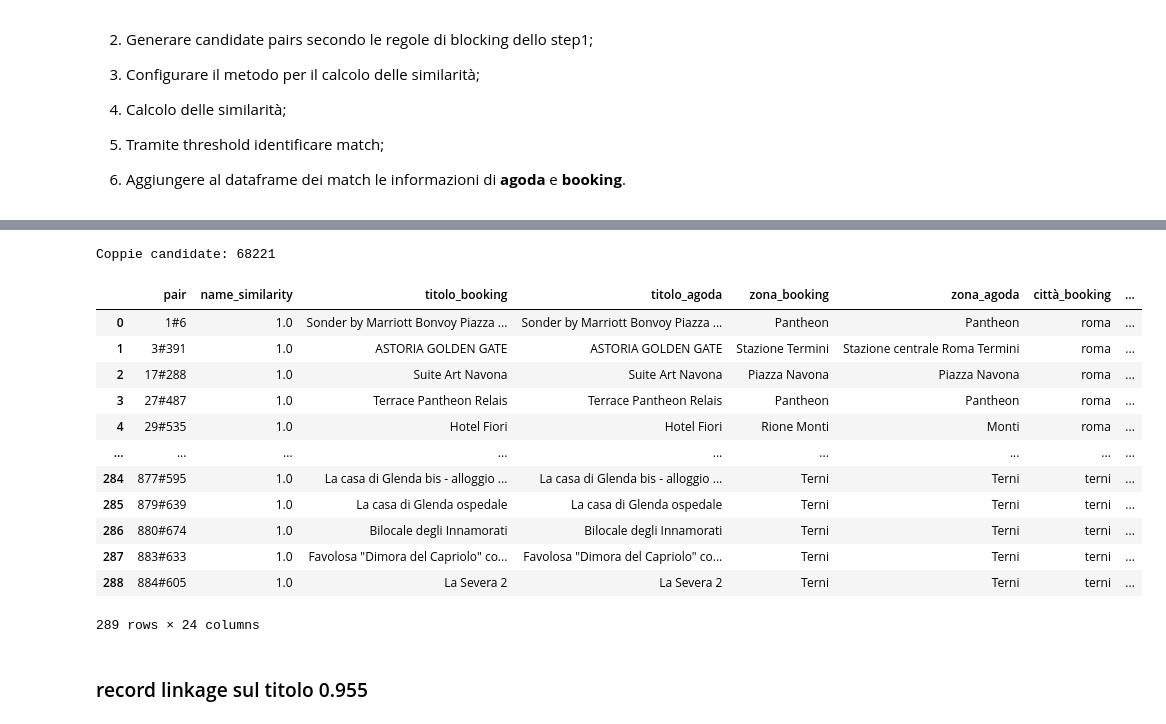
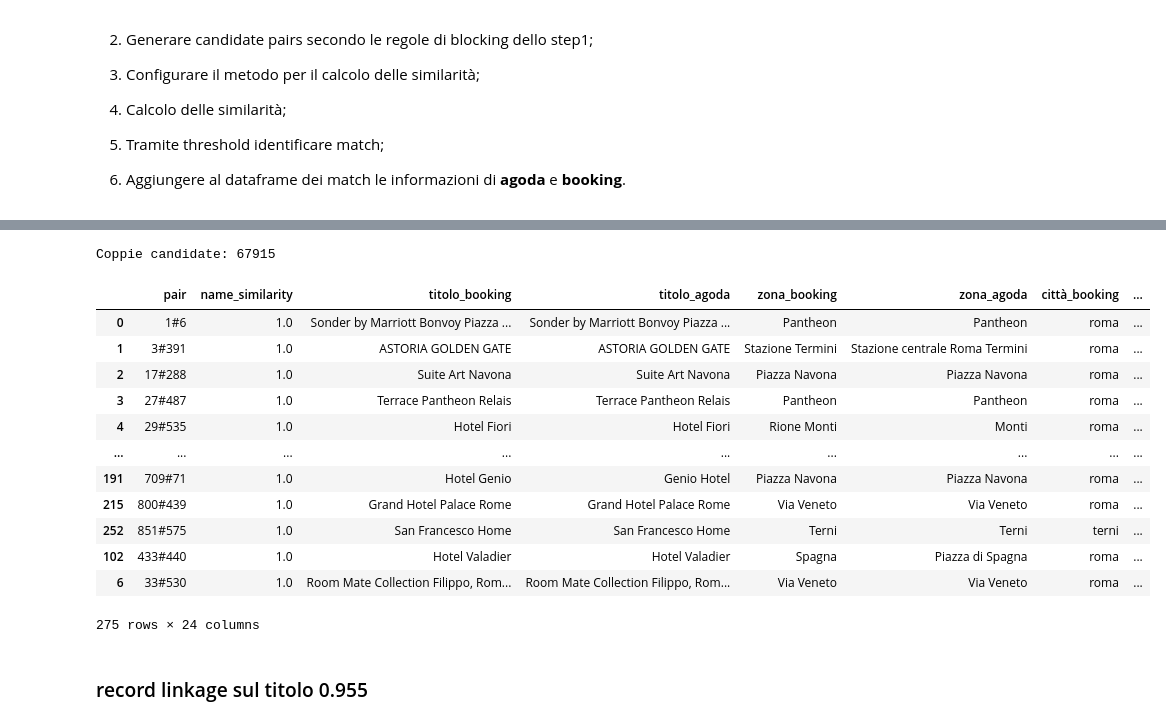
Before and after one commit to mattiamanna2203/RecordLinkage, a Jupyter notebook: RecordLinkage.ipynb, the cells around one changed output, grey strips where cells are left out. Saved outputs shown, nothing was run; the diff lists cells and outputs as text; code cells hidden in the pictures.

```diff
--- a/RecordLinkage.ipynb
+++ b/RecordLinkage.ipynb
@@ -109,7 +77,7 @@ Coppie candidate: 2
 # STEP 1
 # Creare un oggetto di tipo Index e  definire una strategia di "blocking" basata sul valore della colonna 'first_letter'.
 indexer = recordlinkage.Index() # Creare index
-indexer.block('first_letter') # Definire il blocking sulla prima lettera (utilizzare variabile 'first_letter')
+indexer.block('first_letter')   # Definire il blocking sulla prima lettera (utilizzare variabile 'first_letter')
 
 # STEP 2
 # Generare i candidate pairs (coppie da confrontare) tra due dataset (copia_booking e copia_agoda),
@@ -136,17 +104,52 @@ features = compare.compute(candidate_links, copia_booking, copia_agoda) # Restit
 # STEP 5
 # Trovare i match. Le coppie con un valore di similarità superiore a una soglia stabilita sono considerate match.
 # Il metodo fellegi sunter non può essere usato su una sola variabile quindi si fa direttamente la selezione tramite soglia.
-match = features[features['name_similarity'] > soglia] # Estrazione coppie match
+scores_df = features[features['name_similarity'] > soglia] # Estrazione coppie match
+# Ordinare il dataset dei risultati. Aggiungere ai match le informazioni di agoda e booking
+scores_df.reset_index(inplace=True)  # Fare il reset degli indici. In questo modo si avranno come variabili gli indici delle location.
+                                 # Avere gli indici come variabili faciliterà poi  le prossime operazioni.
+scores_df = scores_df.rename(columns={'level_0': 'index_booking', 'level_1': 'index_agoda'}) # Rinominare le variabili indice
+scores_df['pair'] = scores_df['index_booking'].astype(str) + '#' + scores_df['index_agoda'].astype(str)
+
+# Negli step successivi:
+# A. Eliminati tutti gli index che hanno più di un match
+# B. Selezionato solo l'index booking duplicato con score maggiore, a parità presi entrambi
+# C. Selezionato solo l'index agoda duplicato con score maggiore, a parità presi entrambi
+# D. Inserire nuovamente i match migliori.
+# In questo modo se una location ha più di un match si prende quella con la probabilità di match migliore
+# è infatti inutile avere due match diversi dato che uno sarà sicuramente sbagliato dato che la corrispondenza deve
+# essere 1:1
+match = scores_df.copy()
+
+
+# A. Prendere solo il match migliore per ogni location, non ha senso prendere la seconda opzione.
+match = scores_df.drop_duplicates(subset='index_booking', keep=False)
+match = match.drop_duplicates(subset='index_agoda', keep=False)
+
+# B.
+# Filtra solo i duplicati su index_booking
+dups = scores_df[scores_df.duplicated(subset='index_booking', keep=False)]
+# Raggruppa per index_booking e seleziona il massimo score
+booking_best_match = dups.groupby('index_booking', group_keys=False).apply(
+    lambda row: row[row['name_similarity'] == row['name_similarity'].max()]
+)
+
+# C.
+# Filtra solo i duplicati su index_agoda
+dups = scores_df[scores_df.duplicated(subset='index_agoda', keep=False)]
+# Raggruppa per index_booking e seleziona il massimo score
+agoda_best_match = dups.groupby('index_agoda', group_keys=False).apply(
+    lambda row: row[row['name_similarity'] == row['name_similarity'].max()]
+)
+
+# D.
+agoda_best_match["pair"] = agoda_best_match['index_booking'].astype(str) + '#' + agoda_best_match['index_agoda'].astype(str)
+booking_best_match["pair"] = booking_best_match['index_booking'].astype(str) + '#' + booking_best_match['index_agoda'].astype(str)
+match = pd.concat([match,booking_best_match])
+match = pd.concat([match,agoda_best_match])
 
 
 # STEP 6
-# Ordinare il dataset dei risultati. Aggiungere ai match le informazioni di agoda e booking
-match.reset_index(inplace=True)  # Fare il reset degli indici. In questo modo si avranno come variabili gli indici delle location.
-                                 # Avere gli indici come variabili faciliterà poi  le prossime operazioni.
-match = match.rename(columns={'level_0': 'index_booking', 'level_1': 'index_agoda'}) # Rinominare le variabili indice
-
-match['pair'] = match['index_booking'].astype(str) + '#' + match['index_agoda'].astype(str)
-
 # Lista delle variabili da inserire nel dataset finale dei match.
 # Evito di inserie numero di notti e persone perchè è lo stesso per entrambi i dataset. E quindi si prende direttamente dall'ultimo dataset
 variabili_comuni = ["titolo","zona","città","distanza_centro","prezzo",
@@ -163,37 +166,38 @@ variabili_comuni.extend(['numero_notti', 'numero_persone', 'inizio_permanenza',
 match =  pd.merge(match, # Dataframe left
                  agoda[variabili_comuni], # Dataframe right
                  left_on="index_agoda", # Il dataframe left (match) ha come indice per il merge la variabile 'index_booking'
                  right_index=True, # Il dataframe right (booking) ha come indice per il merge l'index.
                  suffixes=("_booking","_agoda") # Le variabili che avranno nome uguali in left e right avranno suffisso 'booking' in left e suffisso 'agoda' in right
                  )
 
 
 # Ordinare le colonne per una visualizzazione dei dati migliore.
 match = match[[ 'pair','name_similarity',
                'titolo_booking', 'titolo_agoda',
                'zona_booking','zona_agoda',
                'città_booking', 'città_agoda',
                'prezzo_booking', 'prezzo_agoda',
                'index_booking', 'index_agoda',
                'distanza_centro_booking', 'distanza_centro_agoda',
                'recensione_voto_numerico_booking', 'recensione_voto_numerico_agoda',
                'recensione_voto_parola_booking',    'recensione_voto_parola_agoda',
                'numero_recensioni_booking','numero_recensioni_agoda',
                'numero_notti', 'numero_persone', 'inizio_permanenza', 'fine_permanenza',
             ]]
+match.drop_duplicates(inplace=True) # Rimuovere righe duplicate
 match
 # %% [output]
-Coppie candidate: 68221
+Coppie candidate: 67915
 |  | pair | name_similarity | titolo_booking | titolo_agoda | zona_booking | zona_agoda | città_booking | ... |
 | 0 | 1#6 | 1.0 | Sonder by Marriott Bonvoy Piazza ... | Sonder by Marriott Bonvoy Piazza ... | Pantheon | Pantheon | roma | ... |
 | 1 | 3#391 | 1.0 | ASTORIA GOLDEN GATE | ASTORIA GOLDEN GATE | Stazione Termini | Stazione centrale Roma Termini | roma | ... |
 | 2 | 17#288 | 1.0 | Suite Art Navona | Suite Art Navona | Piazza Navona | Piazza Navona | roma | ... |
 | 3 | 27#487 | 1.0 | Terrace Pantheon Relais | Terrace Pantheon Relais | Pantheon | Pantheon | roma | ... |
 | 4 | 29#535 | 1.0 | Hotel Fiori | Hotel Fiori | Rione Monti | Monti | roma | ... |
 | ... | ... | ... | ... | ... | ... | ... | ... | ... |
-| 284 | 877#595 | 1.0 | La casa di Glenda bis - alloggio ... | La casa di Glenda bis - alloggio ... | Terni | Terni | terni | ... |
-| 285 | 879#639 | 1.0 | La casa di Glenda ospedale | La casa di Glenda ospedale | Terni | Terni | terni | ... |
-| 286 | 880#674 | 1.0 | Bilocale degli Innamorati | Bilocale degli Innamorati | Terni | Terni | terni | ... |
-| 287 | 883#633 | 1.0 | Favolosa "Dimora del Capriolo" co... | Favolosa "Dimora del Capriolo" co... | Terni | Terni | terni | ... |
-| 288 | 884#605 | 1.0 | La Severa 2 | La Severa 2 | Terni | Terni | terni | ... |
+| 191 | 709#71 | 1.0 | Hotel Genio | Genio Hotel | Piazza Navona | Piazza Navona | roma | ... |
+| 215 | 800#439 | 1.0 | Grand Hotel Palace Rome | Grand Hotel Palace Rome | Via Veneto | Via Veneto | roma | ... |
+| 252 | 851#575 | 1.0 | San Francesco Home | San Francesco Home | Terni | Terni | terni | ... |
+| 102 | 433#440 | 1.0 | Hotel Valadier | Hotel Valadier | Spagna | Piazza di Spagna | roma | ... |
+| 6 | 33#530 | 1.0 | Room Mate Collection Filippo, Rom... | Room Mate Collection Filippo, Rom... | Via Veneto | Via Veneto | roma | ... |
-289 rows × 24 columns
+275 rows × 24 columns
```
Also changed, not shown: parts of 79 cells of this notebook, 8 other files.
